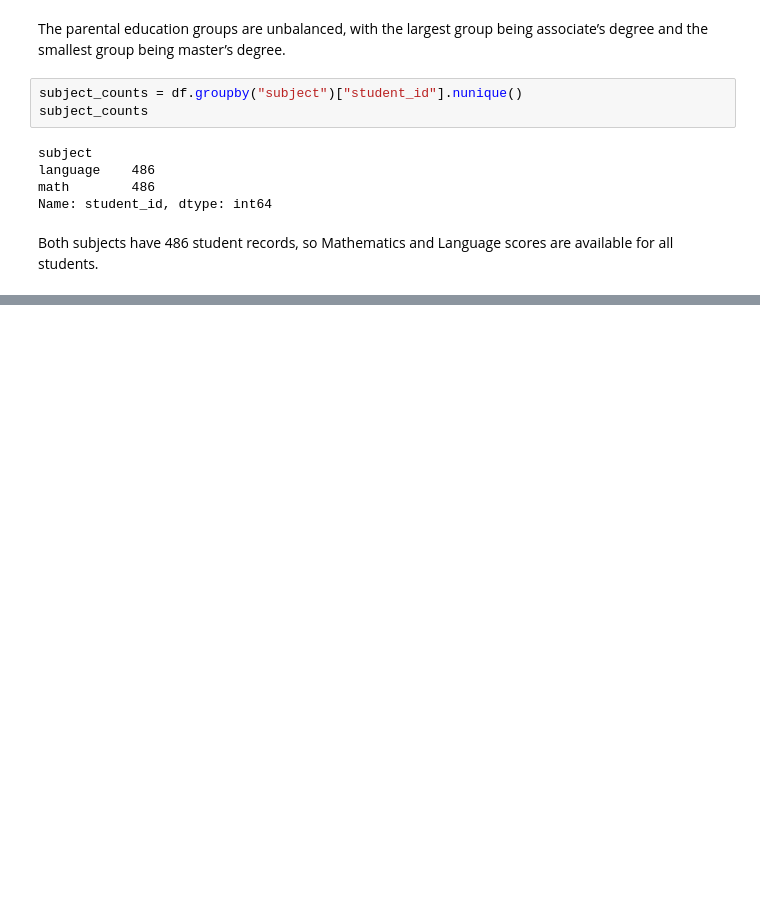
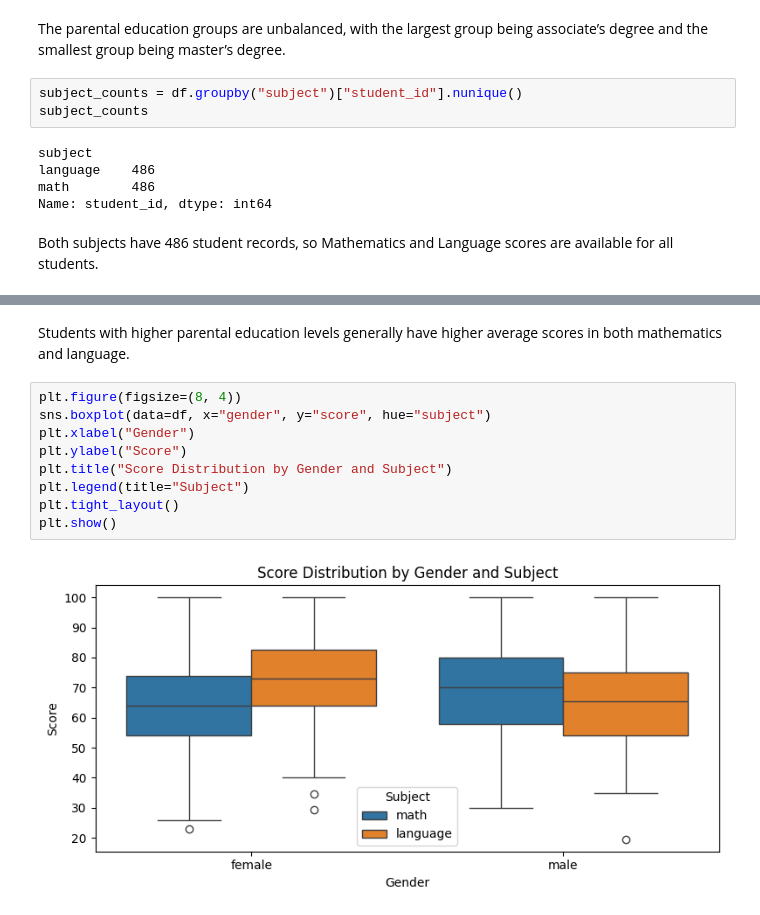
Before and after one commit to berkaygirgin/hypothesis-testing-student-performance, a Jupyter notebook: notebooks/hypothesis-testing-student-performance.ipynb, the cells around one changed output, grey strips where cells are left out. Drawn from its saved outputs; the diff is of its cells as text; blank space fills up the shorter version.

Commit message:
Descriptive statistics: add summaries and boxplots

```diff
--- a/notebooks/hypothesis-testing-student-performance.ipynb
+++ b/notebooks/hypothesis-testing-student-performance.ipynb
@@ -101,0 +137,13 @@ Both subjects have 486 student records, so Mathematics and Language scores are a
+# %% [markdown]
+Students with higher parental education levels generally have higher average scores in both mathematics and language.
+# %%
+plt.figure(figsize=(8, 4))
+sns.boxplot(data=df, x="gender", y="score", hue="subject")
+plt.xlabel("Gender")
+plt.ylabel("Score")
+plt.title("Score Distribution by Gender and Subject")
+plt.legend(title="Subject")
+plt.tight_layout()
+plt.show()
+# %% [output]
+[figure, added]
```
Also changed, not shown: parts of 9 cells of this notebook.
